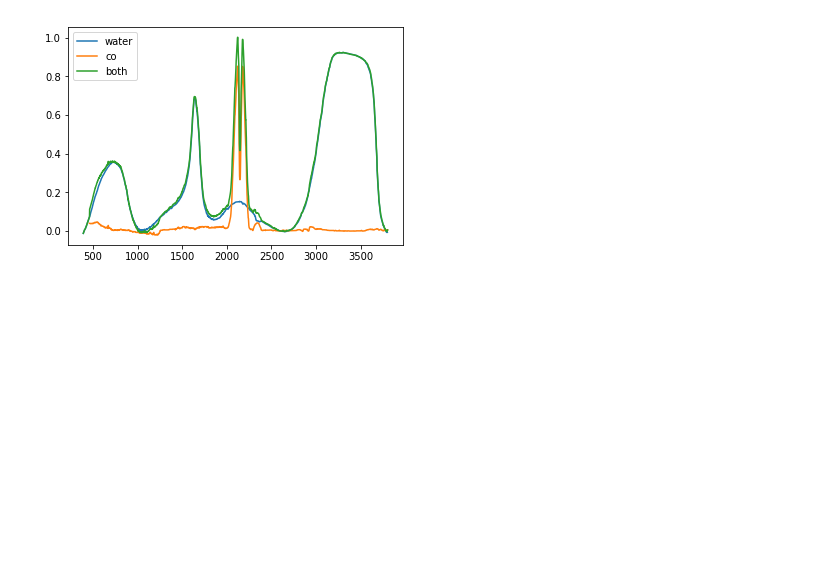
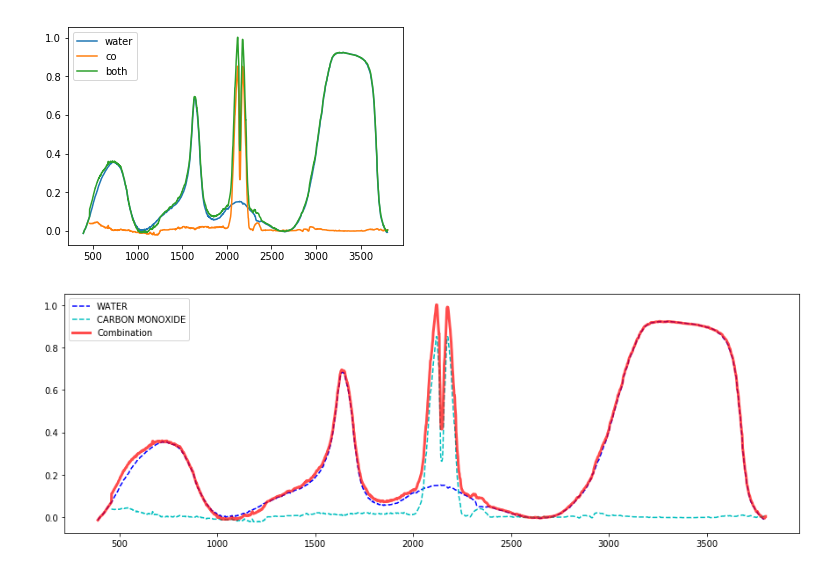
Before and after one commit to raman-noodles/Raman-noodles, a Jupyter notebook: examples/matching_test.ipynb, the cells around one changed output. Cells and saved outputs as stored; diff of their text form; code cells hidden in the pictures; blank space fills up the shorter version.

Commit message:
wrote function for combining spectra

```diff
--- a/examples/matching_test.ipynb
+++ b/examples/matching_test.ipynb
@@ -221,0 +283,4 @@ plt.legend()
+# %%
+data = combine_spectra('WATER', 'CARBON MONOXIDE')
+# %% [output]
+[figure, added]
```
Also changed, not shown: parts of 2 cells of this notebook.
